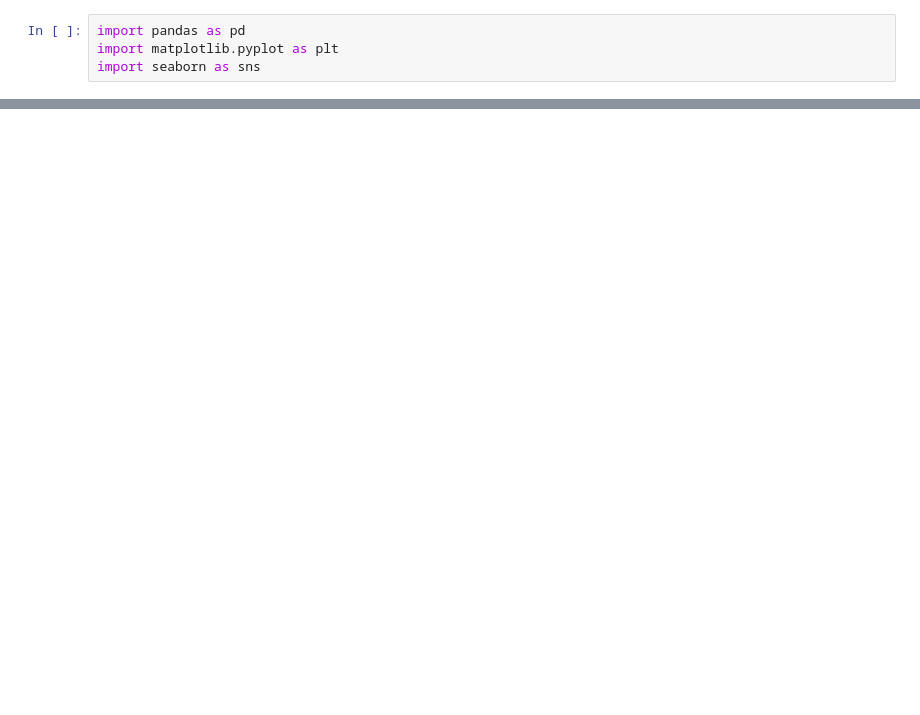
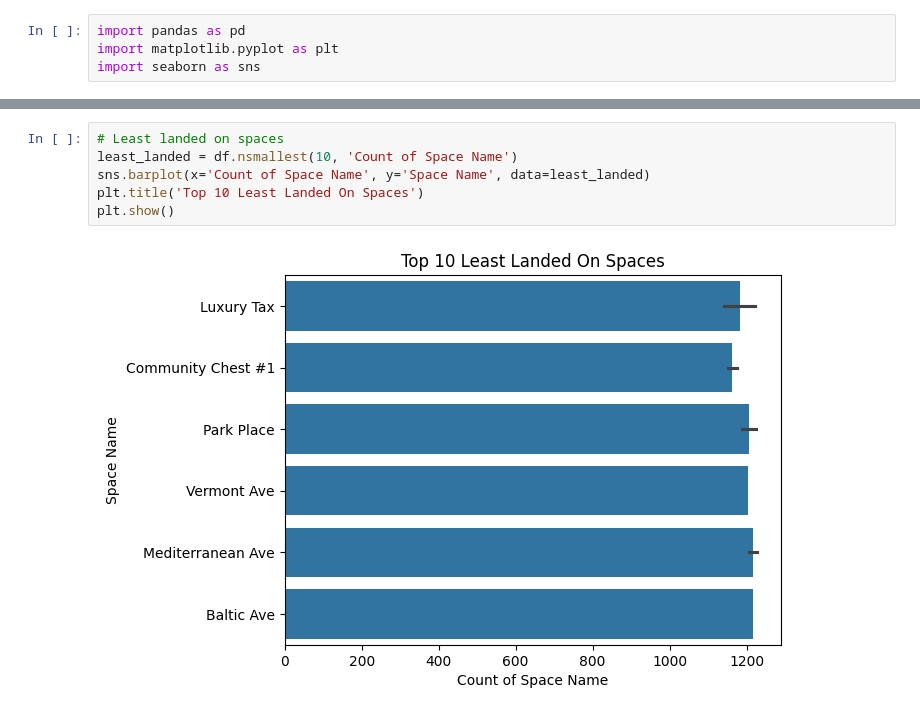
Before and after one commit to bshroats5/Monopoly, a Jupyter notebook: data_analysis.ipynb, the cells around one changed output, grey strips where cells are left out. Drawn from its saved outputs; the diff is of its cells as text; blank space fills up the shorter version.

```diff
--- a/data_analysis.ipynb
+++ b/data_analysis.ipynb
@@ -15,0 +44,8 @@ FileNotFoundError: [Errno 2] No such file or directory: 'Monopoly_Sheet1.csv'
+# %%
+# Least landed on spaces
+least_landed = df.nsmallest(10, 'Count of Space Name')
+sns.barplot(x='Count of Space Name', y='Space Name', data=least_landed)
+plt.title('Top 10 Least Landed On Spaces')
+plt.show()
+# %% [output]
+[figure, added]
```
Also changed, not shown: parts of 5 cells of this notebook.
